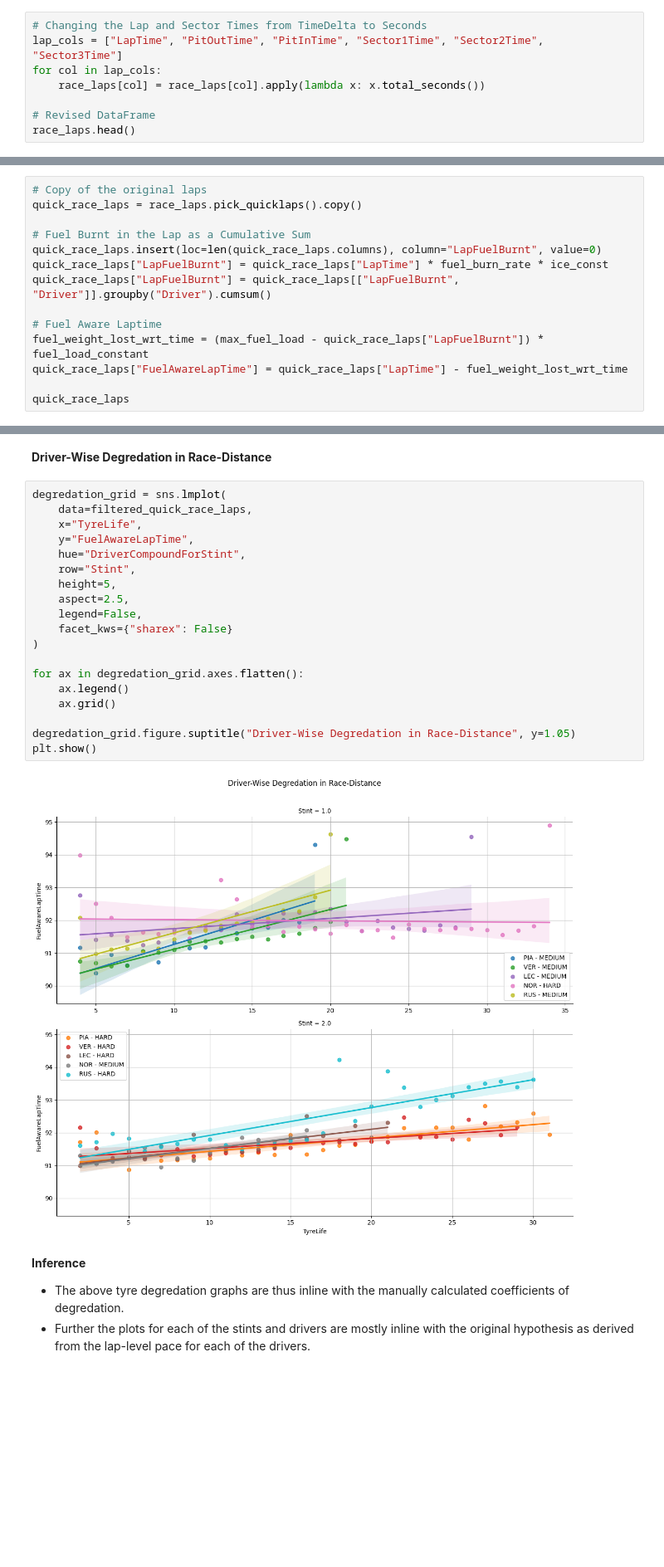
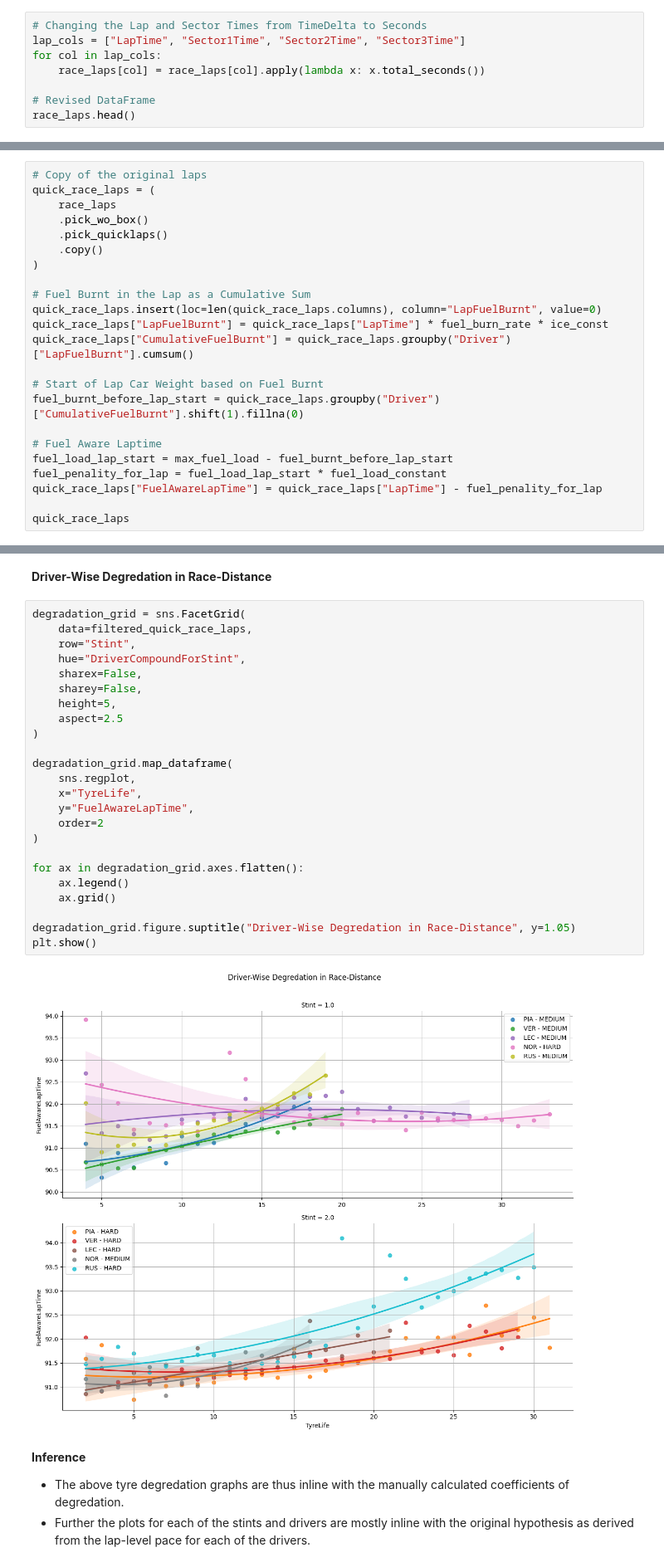
Before and after one commit to anilhimam17/Racing-all-Along, a Jupyter notebook: F1/notebooks/tyre_deg.ipynb, the cells around one changed output, grey strips where cells are left out. Shown at 83% size. Cells and saved outputs as stored; diff of their text form; blank space fills up the shorter version.

```diff
--- a/F1/notebooks/tyre_deg.ipynb
+++ b/F1/notebooks/tyre_deg.ipynb
@@ -94,7 +97,7 @@ race_laps.head()
 5 rows × 23 columns
 # %%
 # Changing the Lap and Sector Times from TimeDelta to Seconds
-lap_cols = ["LapTime", "PitOutTime", "PitInTime", "Sector1Time", "Sector2Time", "Sector3Time"]
+lap_cols = ["LapTime", "Sector1Time", "Sector2Time", "Sector3Time"]
 for col in lap_cols:
     race_laps[col] = race_laps[col].apply(lambda x: x.total_seconds())
 
@@ -132,15 +152,24 @@ ice_const = 0.8
 # %%
 # Copy of the original laps
-quick_race_laps = race_laps.pick_quicklaps().copy()
+quick_race_laps = (
+    race_laps
+    .pick_wo_box()
+    .pick_quicklaps()
+    .copy()
+)
 
 # Fuel Burnt in the Lap as a Cumulative Sum
 quick_race_laps.insert(loc=len(quick_race_laps.columns), column="LapFuelBurnt", value=0)
 quick_race_laps["LapFuelBurnt"] = quick_race_laps["LapTime"] * fuel_burn_rate * ice_const
-quick_race_laps["LapFuelBurnt"] = quick_race_laps[["LapFuelBurnt", "Driver"]].groupby("Driver").cumsum()
+quick_race_laps["CumulativeFuelBurnt"] = quick_race_laps.groupby("Driver")["LapFuelBurnt"].cumsum()
+
+# Start of Lap Car Weight based on Fuel Burnt
+fuel_burnt_before_lap_start = quick_race_laps.groupby("Driver")["CumulativeFuelBurnt"].shift(1).fillna(0)
 
 # Fuel Aware Laptime
-fuel_weight_lost_wrt_time = (max_fuel_load - quick_race_laps["LapFuelBurnt"]) * fuel_load_constant
-quick_race_laps["FuelAwareLapTime"] = quick_race_laps["LapTime"] - fuel_weight_lost_wrt_time
+fuel_load_lap_start = max_fuel_load - fuel_burnt_before_lap_start
+fuel_penality_for_lap = fuel_load_lap_start * fuel_load_constant
+quick_race_laps["FuelAwareLapTime"] = quick_race_laps["LapTime"] - fuel_penality_for_lap
 
 quick_race_laps
 # %% [output]
@@ -325,26 +352,31 @@ dtype: float64
 # %% [markdown]
 **Driver-Wise Degredation in Race-Distance**
 # %%
-degredation_grid = sns.lmplot(
+degradation_grid = sns.FacetGrid(
     data=filtered_quick_race_laps,
+    row="Stint",
+    hue="DriverCompoundForStint",
+    sharex=False,
+    sharey=False,
+    height=5,
+    aspect=2.5
+)
+
+degradation_grid.map_dataframe(
+    sns.regplot,
     x="TyreLife",
     y="FuelAwareLapTime",
-    hue="DriverCompoundForStint",
-    row="Stint",
-    height=5,
-    aspect=2.5,
-    legend=False,
-    facet_kws={"sharex": False}
+    order=2
 )
 
-for ax in degredation_grid.axes.flatten():
+for ax in degradation_grid.axes.flatten():
     ax.legend()
     ax.grid()
 
-degredation_grid.figure.suptitle("Driver-Wise Degredation in Race-Distance", y=1.05)
+degradation_grid.figure.suptitle("Driver-Wise Degredation in Race-Distance", y=1.05)
 plt.show()
 # %% [output]
-[figure, old version]
+[figure, new version]
 # %% [markdown]
 **Inference**
 - The above tyre degredation graphs are thus inline with the manually calculated coefficients of degredation.
```
Also changed, not shown: parts of 43 cells of this notebook.
